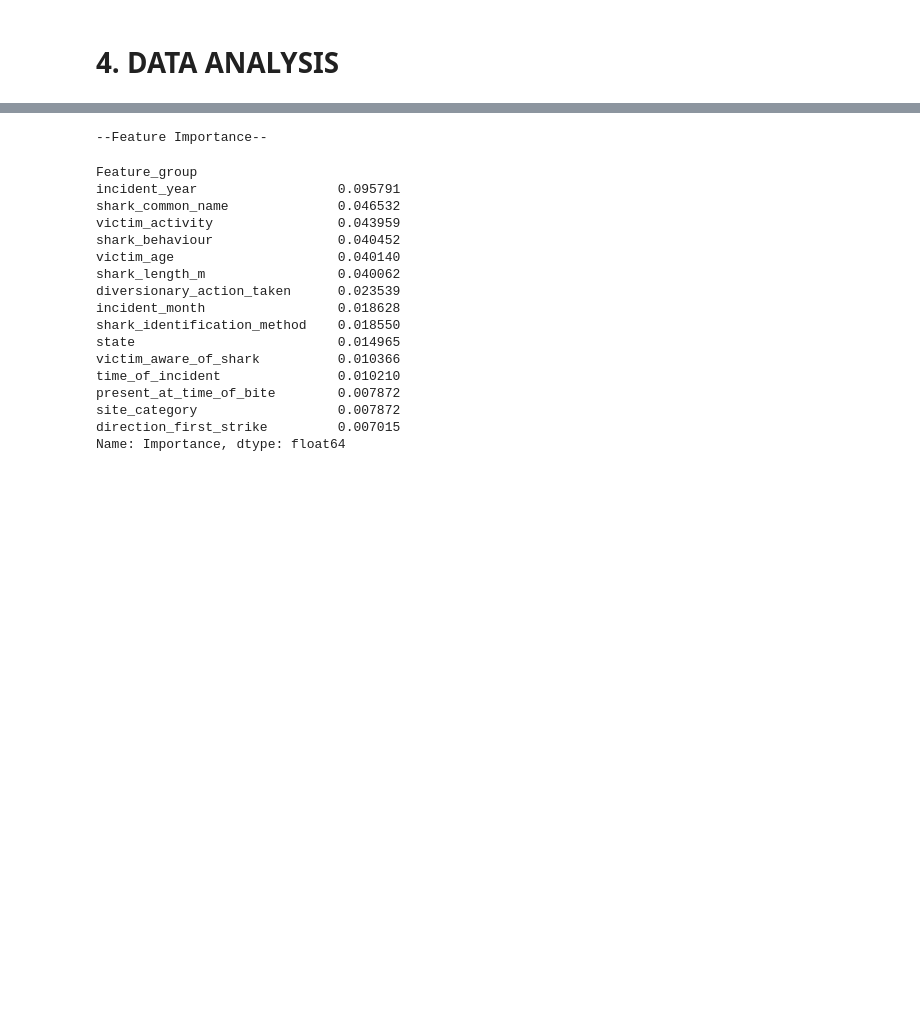
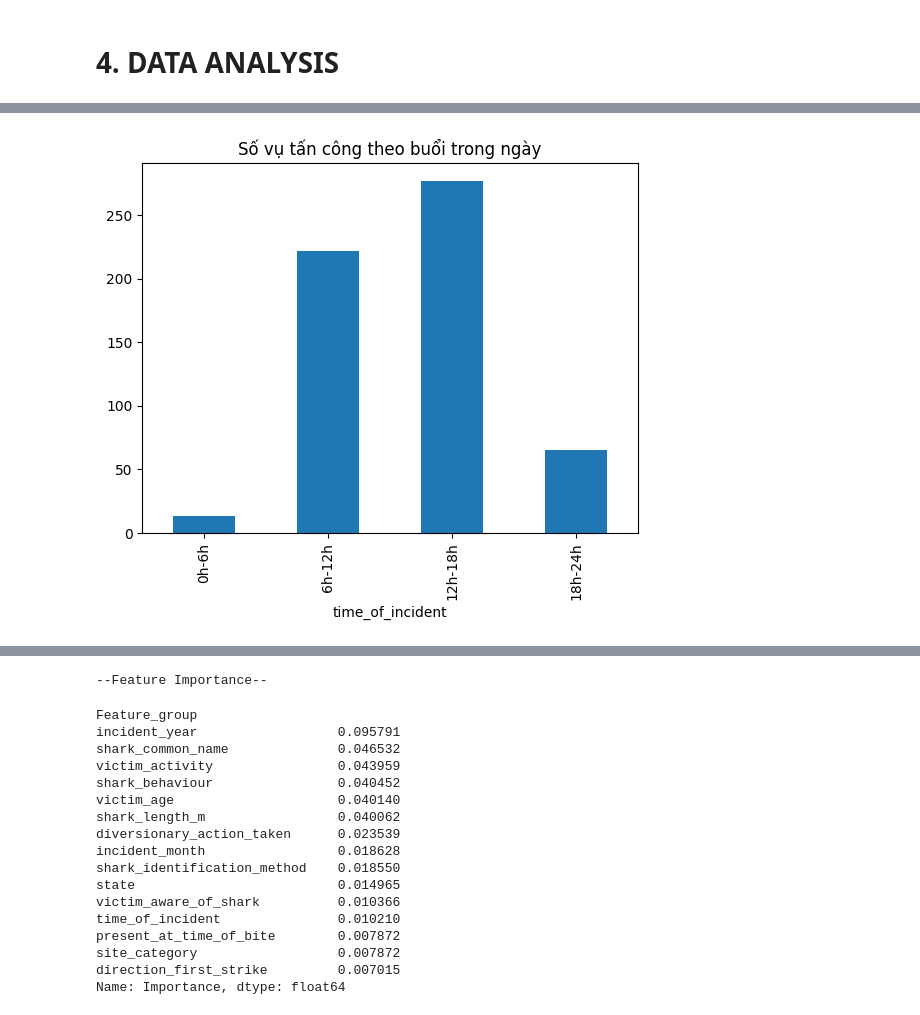
Before and after one commit to hvph-uyen/programming-for-data-science-project-group-9, a Jupyter notebook: source.ipynb, the cells around one changed output, grey strips where cells are left out. Drawn from its saved outputs; the diff is of its cells as text; code cells hidden in the pictures; blank space fills up the shorter version.

```diff
--- a/source.ipynb
+++ b/source.ipynb
@@ -712,0 +719,15 @@ c. Những đối tượng sẽ quan tâm: các nhà khoa học dữ liệu, cơ
+# %%
+valid_time = df[df["time_of_incident"] != -1]["time_of_incident"].astype(int)
+hours = valid_time // 100
+# %%
+bins = [0, 6, 12, 18, 24]
+labels = ["0h-6h", "6h-12h", "12h-18h", "18h-24h"]
+
+time_period = pd.cut(hours, bins=bins, labels=labels, right=False)
+# %%
+time_period.value_counts().sort_index().plot(
+    kind="bar",
+    title="Số vụ tấn công theo buổi trong ngày"
+);
+# %% [output]
+[figure, added]
```
Also changed, not shown: parts of 90 cells of this notebook.
